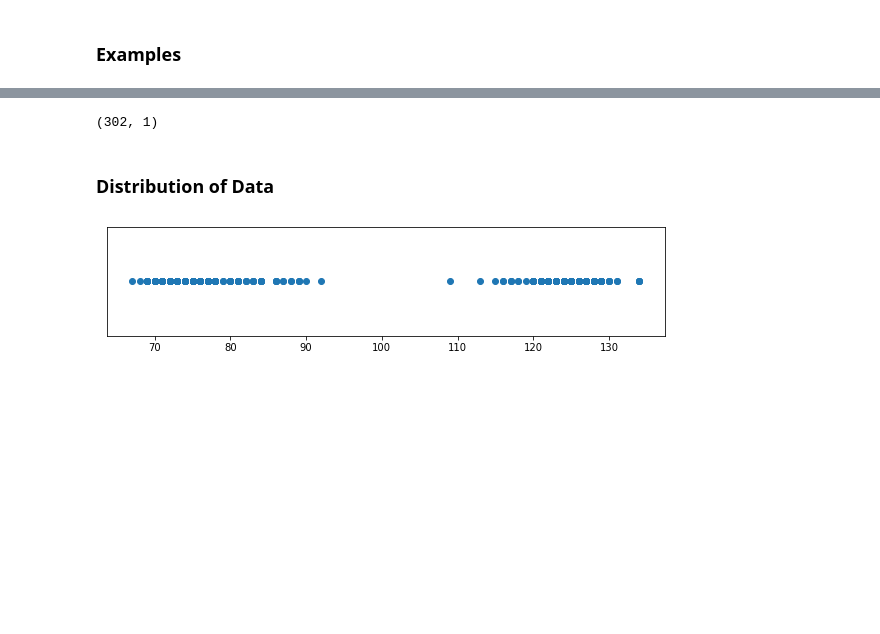
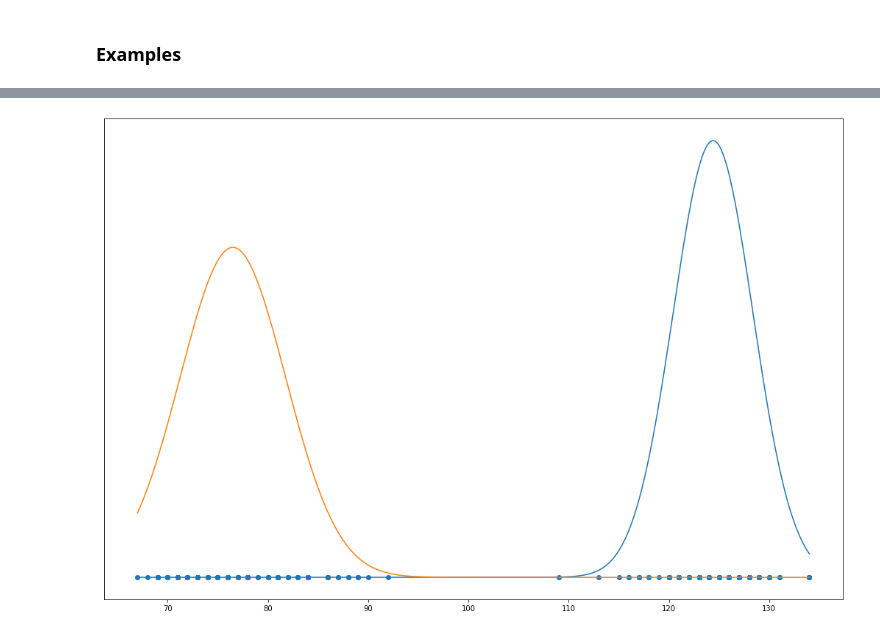
Before and after one commit to larsaars/machine_learning_tests, a Jupyter notebook: assignment_6_1/em.ipynb, the cells around one changed output, grey strips where cells are left out. Saved outputs shown, nothing was run; the diff lists cells and outputs as text; code cells hidden in the pictures; blank space fills up the shorter version.

```diff
--- a/assignment_6_1/em.ipynb
+++ b/assignment_6_1/em.ipynb
@@ -124,16 +196,7 @@ x.shape
 # %%
 # load blood pressures
 x = load_bdp()
-x.shape
+priors, mu, sig = em(x, 2, 10)
+plt_with_gaussians(x, mu, sig)
 # %% [output]
-(302, 1)
+[figure, added]
-# %% [markdown]
-### Distribution of Data
-# %%
-# show data
-plt.subplots(figsize=(10,2))
-plt.scatter(x, np.zeros((len(x),1)))
-plt.yticks(())
-plt.show()
-# %% [output]
-[figure, removed]
```
Also changed, not shown: parts of 7 cells of this notebook.
